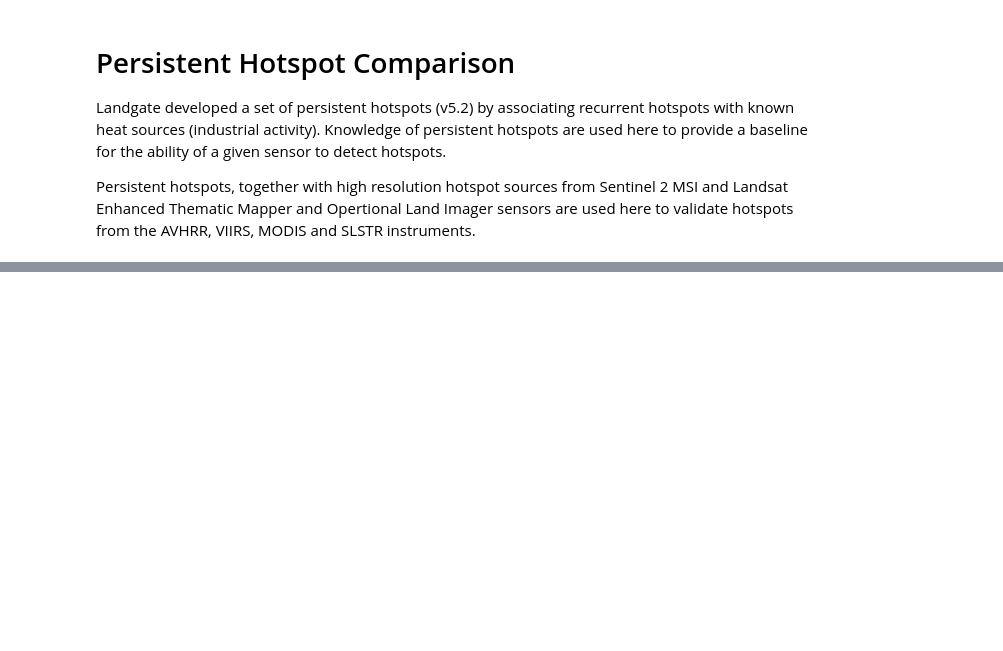
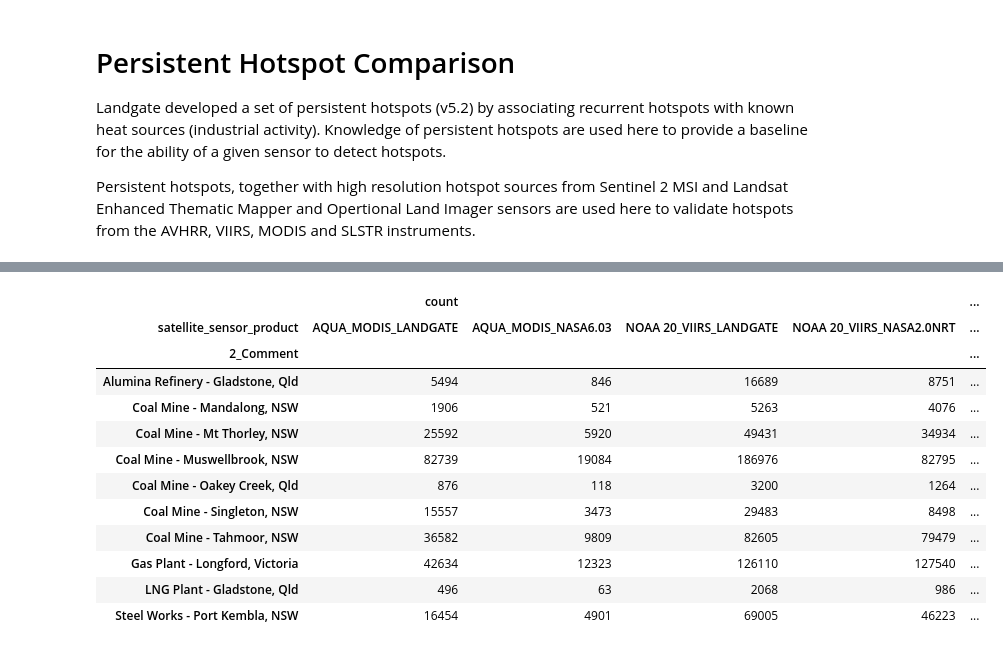
Before and after one commit to s3activefiresaustralia/s3vtdata, a Jupyter notebook: examples/persistent_hotspots_comparison.ipynb, the cells around one changed output, grey strips where cells are left out. Cells and saved outputs as stored; diff of their text form; code cells hidden in the pictures; blank space fills up the shorter version.

```diff
--- a/examples/persistent_hotspots_comparison.ipynb
+++ b/examples/persistent_hotspots_comparison.ipynb
@@ -62,0 +120,2 @@ persistent_hotspots_nearest_df = util.cdknearest(hotspots_gdf, persistent_hotspo
+# %%
+dd_persistent_hotspots_nearest_df = dd.from_pandas(persistent_hotspots_nearest_df, npartitions=100)
@@ -62,0 +145,29 @@ persistent_hotspots_nearest_df = util.cdknearest(hotspots_gdf, persistent_hotspo
+# %%
+dd_persistent_hotspots_nearest_df["dist_m"] = dd_persistent_hotspots_nearest_df.map_partitions(util._distance, meta=persistent_hotspots_nearest_df.dtypes)
+# %%
+dd_persistent_hotspots_nearest_df = dd_persistent_hotspots_nearest_df.compute()
+# %%
+persistentcount = util.pandas_pivot_table(
+    dd_persistent_hotspots_nearest_df,
+    index=["2_Comment"],
+    columns=["satellite_sensor_product"],
+    values=["count"],
+    aggfunc={"count": np.sum}
+
+)
+# %%
+persistentcount
+# %% [output]
+|  | count |  |  |  | ... |
+| satellite_sensor_product | AQUA_MODIS_LANDGATE | AQUA_MODIS_NASA6.03 | NOAA 20_VIIRS_LANDGATE | NOAA 20_VIIRS_NASA2.0NRT | ... |
+| 2_Comment |  |  |  |  | ... |
+| Alumina Refinery - Gladstone, Qld | 5494 | 846 | 16689 | 8751 | ... |
+| Coal Mine - Mandalong, NSW | 1906 | 521 | 5263 | 4076 | ... |
+| Coal Mine - Mt Thorley, NSW | 25592 | 5920 | 49431 | 34934 | ... |
+| Coal Mine - Muswellbrook, NSW | 82739 | 19084 | 186976 | 82795 | ... |
+| Coal Mine - Oakey Creek, Qld | 876 | 118 | 3200 | 1264 | ... |
+| Coal Mine - Singleton, NSW | 15557 | 3473 | 29483 | 8498 | ... |
+| Coal Mine - Tahmoor, NSW | 36582 | 9809 | 82605 | 79479 | ... |
+| Gas Plant - Longford, Victoria | 42634 | 12323 | 126110 | 127540 | ... |
+| LNG Plant - Gladstone, Qld | 496 | 63 | 2068 | 986 | ... |
+| Steel Works - Port Kembla, NSW | 16454 | 4901 | 69005 | 46223 | ... |
```
Also changed, not shown: parts of 17 cells of this notebook.
